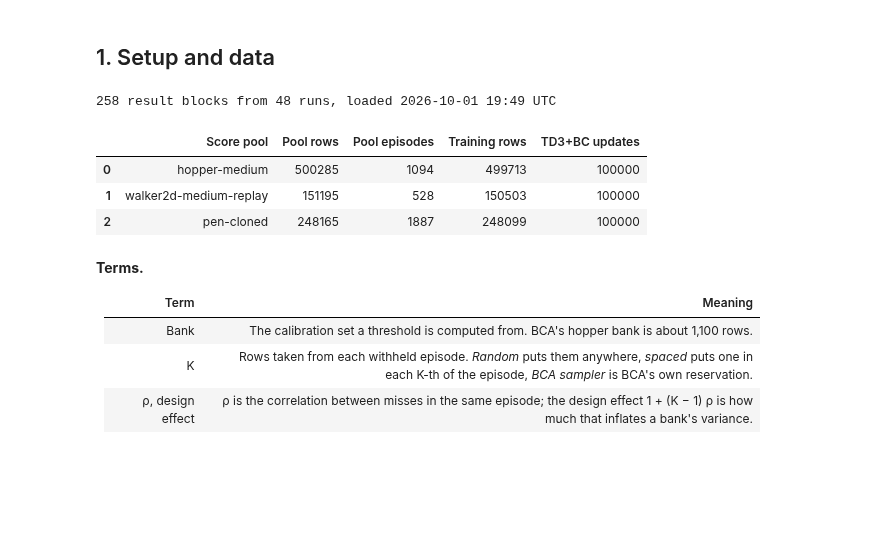
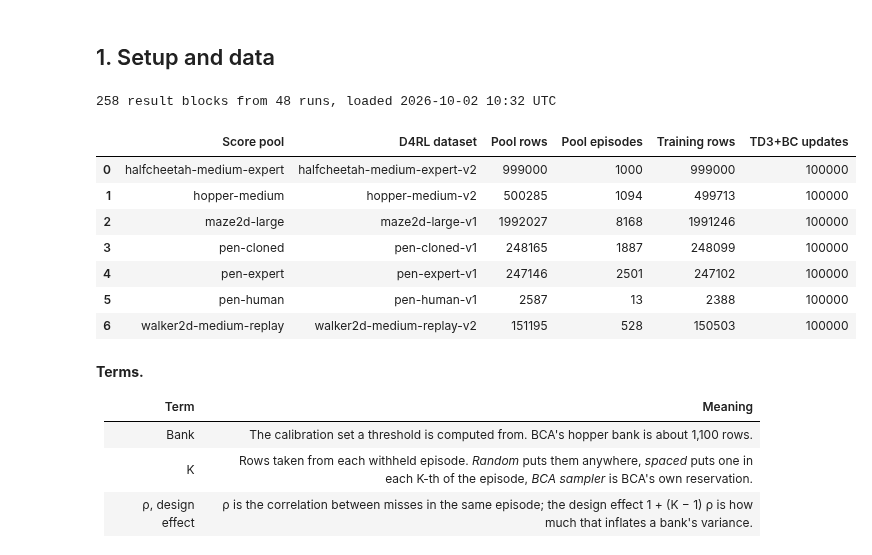
Before and after one commit to dbayha7/BCA, a Jupyter notebook: experiments/wbcp/results.ipynb, the cells around one changed output. Cells and saved outputs as stored; diff of their text form; code cells hidden in the pictures; blank space fills up the shorter version.

```diff
--- a/experiments/wbcp/results.ipynb
+++ b/experiments/wbcp/results.ipynb
@@ -107,40 +107,44 @@ def target(ax, y=5, label="5% target", color=COL["target"]):
 
 def grouped(ax, cats, series, ylim=None, ylabel="Banks failing (%)"):
     # series: (label, arms aligned with cats, color, hatch)
     k, x = len(series), np.arange(len(cats))
     w = 0.82 / k
     for i, (label, arms, color, hatch) in enumerate(series):
         ax.bar(x - 0.41 + w * (i + 0.5), [pct(a) for a in arms], w, label=label, color=color, hatch=hatch,
                edgecolor="white" if hatch else color, linewidth=0, yerr=yerr(arms), error_kw=dict(elinewidth=0.8, capsize=1.8, ecolor="#333"))
     ax.set_xticks(x, cats)
     ax.set_ylabel(ylabel)
     if ylim:
         ax.set_ylim(*ylim)
 
 
 def line(ax, x, arms, label, color, **kw):
     ax.errorbar(x, [pct(a) for a in arms], yerr=yerr(arms), label=label, color=color, marker=kw.pop("marker", "o"), ms=4, capsize=2.5, lw=1.6, **kw)
 
 
 def pred(src, design, n, s="normalized"):
     for d in D["pred"][src]["scores"][s]["designs"]:
         if d["design"] == design and d["n"] == n:
             return 100 * d["pmc"]
     return np.nan
 
 
 def table(rows, columns):
     return pd.DataFrame(rows, columns=columns)
 
 
-display(table([[k, p["rows"]["population"], p["rows"]["population_episodes"], p["rows"]["training"], p["updates"]]
-               for k, p in D["pools"].items()], ["Score pool", "Pool rows", "Pool episodes", "Training rows", "TD3+BC updates"]))
+display(table([[k, p["dataset"], p["rows"]["population"], p["rows"]["population_episodes"], p["rows"]["training"], p["updates"]]
+               for k, p in D["pools"].items()], ["Score pool", "D4RL dataset", "Pool rows", "Pool episodes", "Training rows", "TD3+BC updates"]))
 # %% [output]
-258 result blocks from 48 runs, loaded 2026-10-01 19:49 UTC
+258 result blocks from 48 runs, loaded 2026-10-02 10:32 UTC
-|  | Score pool | Pool rows | Pool episodes | Training rows | TD3+BC updates |
-| 0 | hopper-medium | 500285 | 1094 | 499713 | 100000 |
-| 1 | walker2d-medium-replay | 151195 | 528 | 150503 | 100000 |
-| 2 | pen-cloned | 248165 | 1887 | 248099 | 100000 |
+|  | Score pool | D4RL dataset | Pool rows | Pool episodes | Training rows | TD3+BC updates |
+| 0 | halfcheetah-medium-expert | halfcheetah-medium-expert-v2 | 999000 | 1000 | 999000 | 100000 |
+| 1 | hopper-medium | hopper-medium-v2 | 500285 | 1094 | 499713 | 100000 |
+| 2 | maze2d-large | maze2d-large-v1 | 1992027 | 8168 | 1991246 | 100000 |
+| 3 | pen-cloned | pen-cloned-v1 | 248165 | 1887 | 248099 | 100000 |
+| 4 | pen-expert | pen-expert-v1 | 247146 | 2501 | 247102 | 100000 |
+| 5 | pen-human | pen-human-v1 | 2587 | 13 | 2388 | 100000 |
+| 6 | walker2d-medium-replay | walker2d-medium-replay-v2 | 151195 | 528 | 150503 | 100000 |
 # %% [markdown]
 **Terms.**
 
```
Also changed, not shown: parts of 3 cells of this notebook, 11 other files.
